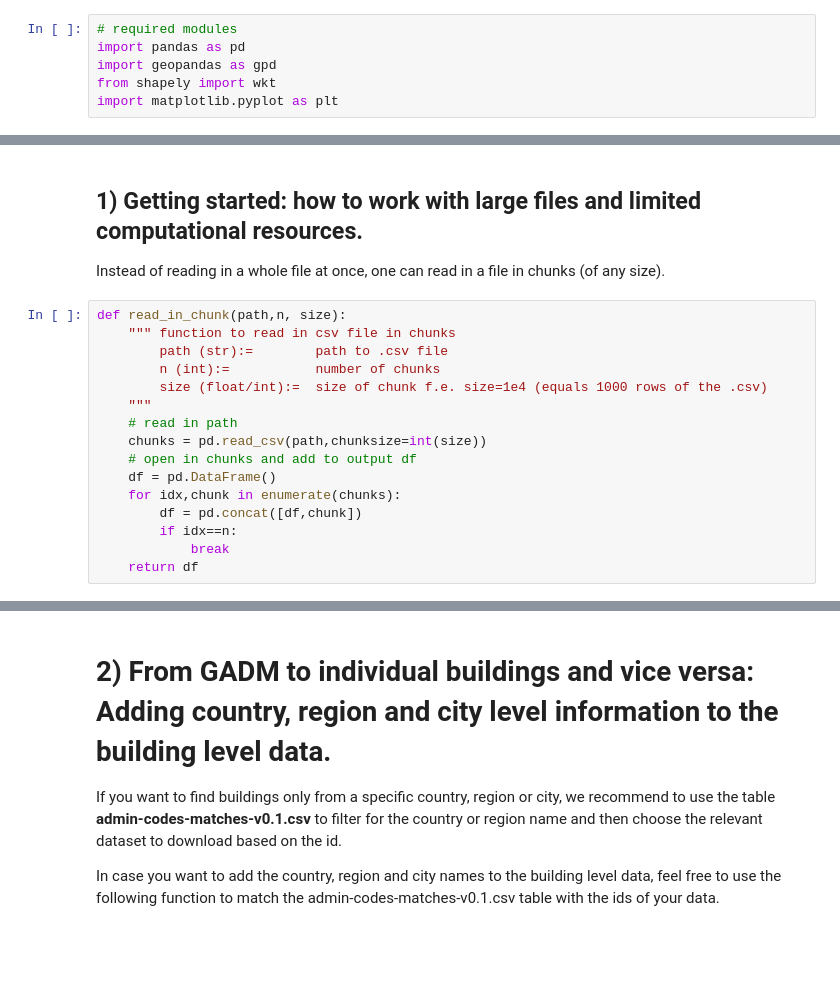
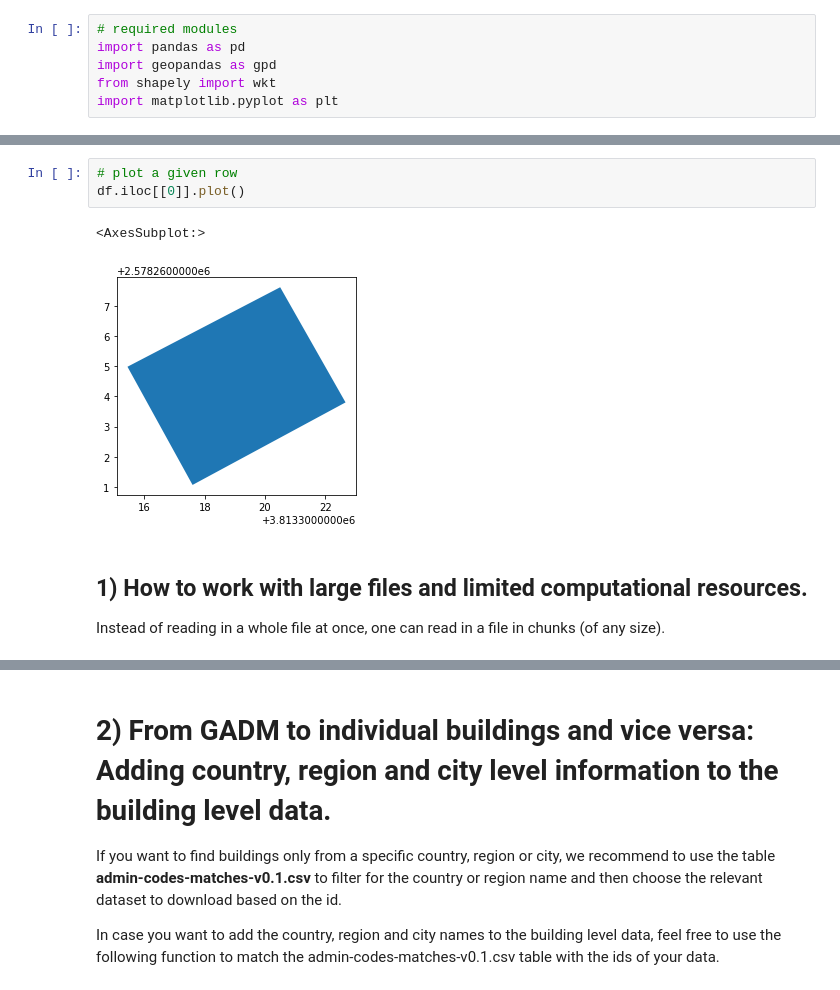
Before and after one commit to ai4up/eubucco, a Jupyter notebook: tutorials/getting-started.ipynb, the cells around one changed output, grey strips where cells are left out. Drawn from its saved outputs; the diff is of its cells as text; blank space fills up the shorter version.

```diff
--- a/tutorials/getting-started.ipynb
+++ b/tutorials/getting-started.ipynb
@@ -18,19 +41,9 @@ import matplotlib.pyplot as plt
+# %%
+# plot a given row
+df.iloc[[0]].plot()
+# %% [output]
+<AxesSubplot:>
+[figure, added]
 # %% [markdown]
-## 1) Getting started: how to work with large files and limited computational resources.
+## 1) How to work with large files and limited computational resources.
 Instead of reading in a whole file at once, one can read in a file in chunks (of any size).
-# %%
-def read_in_chunk(path,n, size):
-    """ function to read in csv file in chunks
-        path (str):=        path to .csv file
-        n (int):=           number of chunks
-        size (float/int):=  size of chunk f.e. size=1e4 (equals 1000 rows of the .csv)
-    """
-    # read in path
-    chunks = pd.read_csv(path,chunksize=int(size))
-    # open in chunks and add to output df
-    df = pd.DataFrame()
-    for idx,chunk in enumerate(chunks):
-        df = pd.concat([df,chunk])
-        if idx==n:
-            break
-    return df
```
Also changed, not shown: parts of 13 cells of this notebook, 2 other files.
